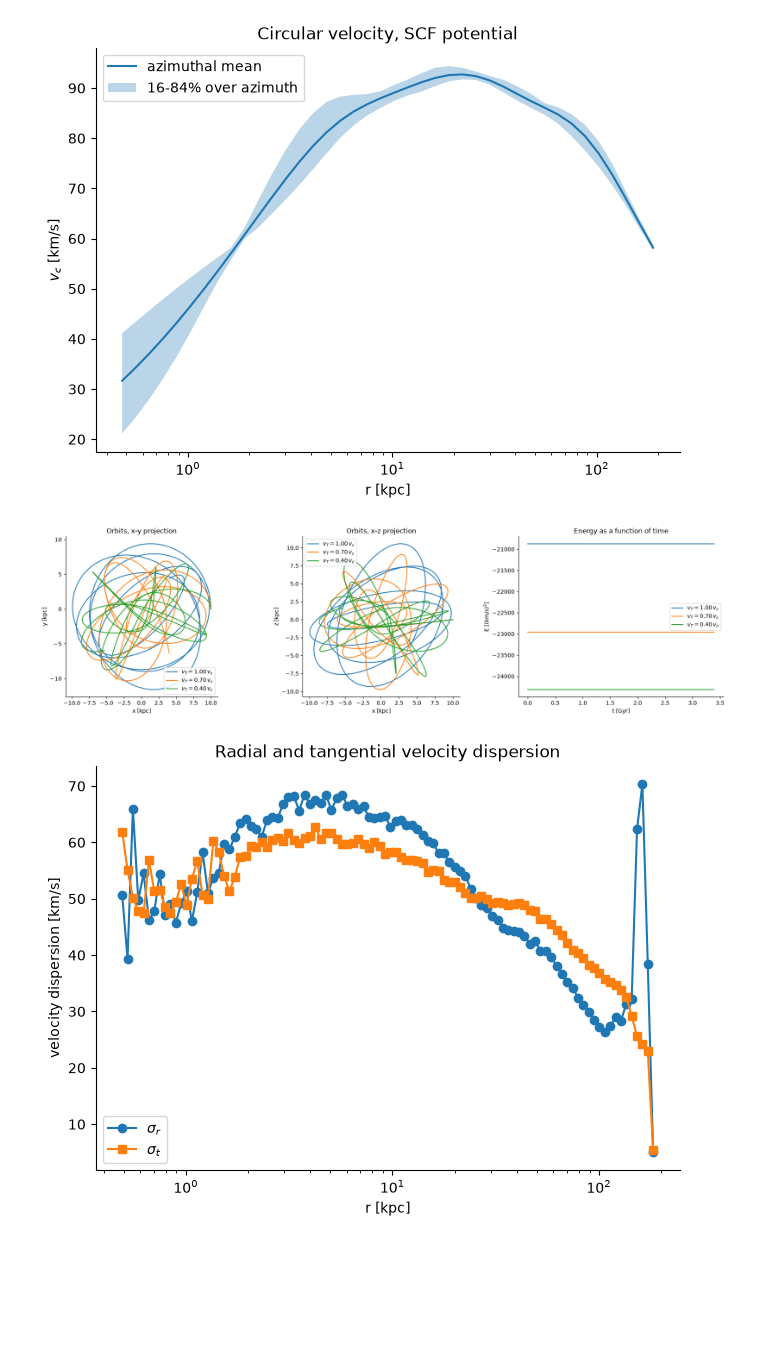
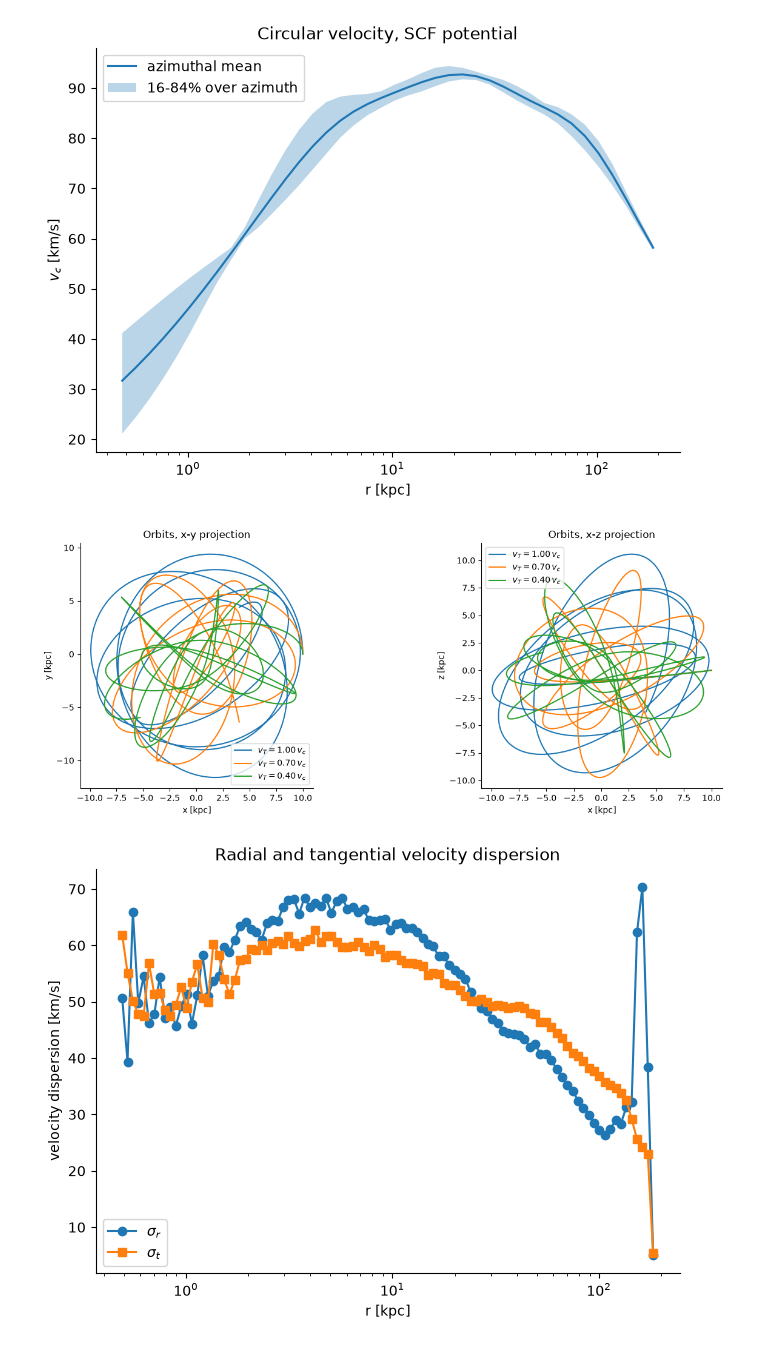
Before and after one commit to luisiee/paa-tana-project, a Jupyter notebook: Phase1_A_assymetric.ipynb, the cells around one changed output. Drawn from its saved outputs; the diff is of its cells as text; code cells hidden in the pictures; blank space fills up the shorter version.

```diff
--- a/Phase1_A_assymetric.ipynb
+++ b/Phase1_A_assymetric.ipynb
@@ -474,38 +474,35 @@ def integrate_orbits(pot, r0, f_vc=(1.0, 0.7, 0.4), n_orbits=5, n_steps=1000,
     for f in f_vc:
         # [R, vR, vT, z, vz, phi]: purely tangential velocity, starting in the z = 0 plane
         o = Orbit([r0, 0. * u.km / u.s, f * vc0, 0. * u.kpc, 0. * u.km / u.s, 0. * u.rad],
                   ro=ro, vo=vo)
         o.integrate(ts, pot)
         orbits.append(o)
 
     if plot:
-        fig, ax = plt.subplots(1, 3, figsize=(18, 5))
+        fig, ax = plt.subplots(1, 2, figsize=(14, 5))
 
         for f, o in zip(f_vc, orbits):
             x = o.x(ts, quantity=True).to_value(u.kpc)
             y = o.y(ts, quantity=True).to_value(u.kpc)
             z = o.z(ts, quantity=True).to_value(u.kpc)
-            E = o.E(ts, quantity=True).to_value(u.km**2 / u.s**2)
             label = rf"$v_T = {f:.2f}\,v_c$"
 
             ax[0].plot(x, y, label=label)
             ax[1].plot(x, z, label=label)
-            ax[2].plot(ts.to_value(u.Gyr), E, label=label)
 
         ax[0].set(xlabel="x [kpc]", ylabel="y [kpc]", title="Orbits, x-y projection", aspect="equal")
         ax[1].set(xlabel="x [kpc]", ylabel="z [kpc]", title="Orbits, x-z projection", aspect="equal")
-        ax[2].set(xlabel="t [Gyr]", ylabel=r"E [(km/s)$^2$]", title="Energy as a function of time")
         for a in ax:
             a.legend()
 
         plt.tight_layout()
         plt.show()
 
     return orbits, [ts] * len(orbits)
 
 orbits, ts = integrate_orbits(pot_scf, r0=10 * u.kpc)
 # %% [output]
-[figure, old version]
+[figure, new version]
 # %%
 def velocity_dispersions(file, n_bins=20, plot=True, return_counts=False):
     """
```
